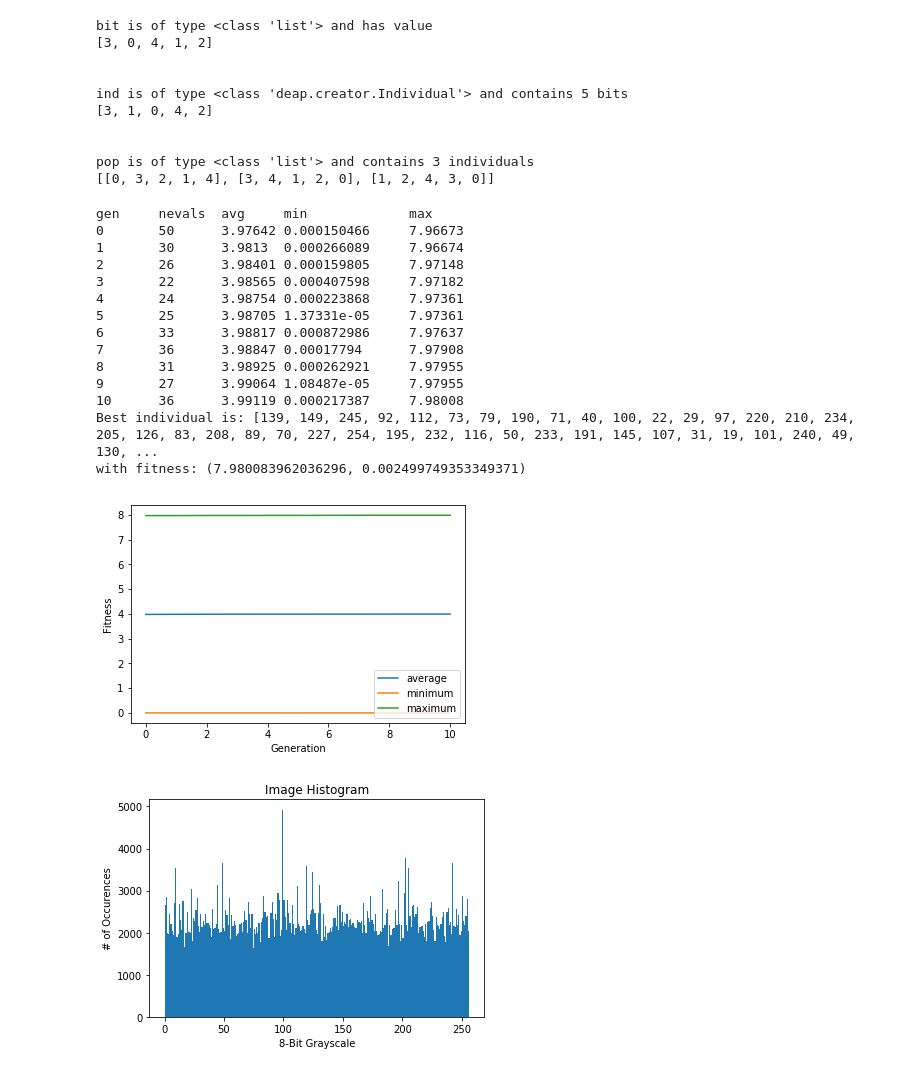
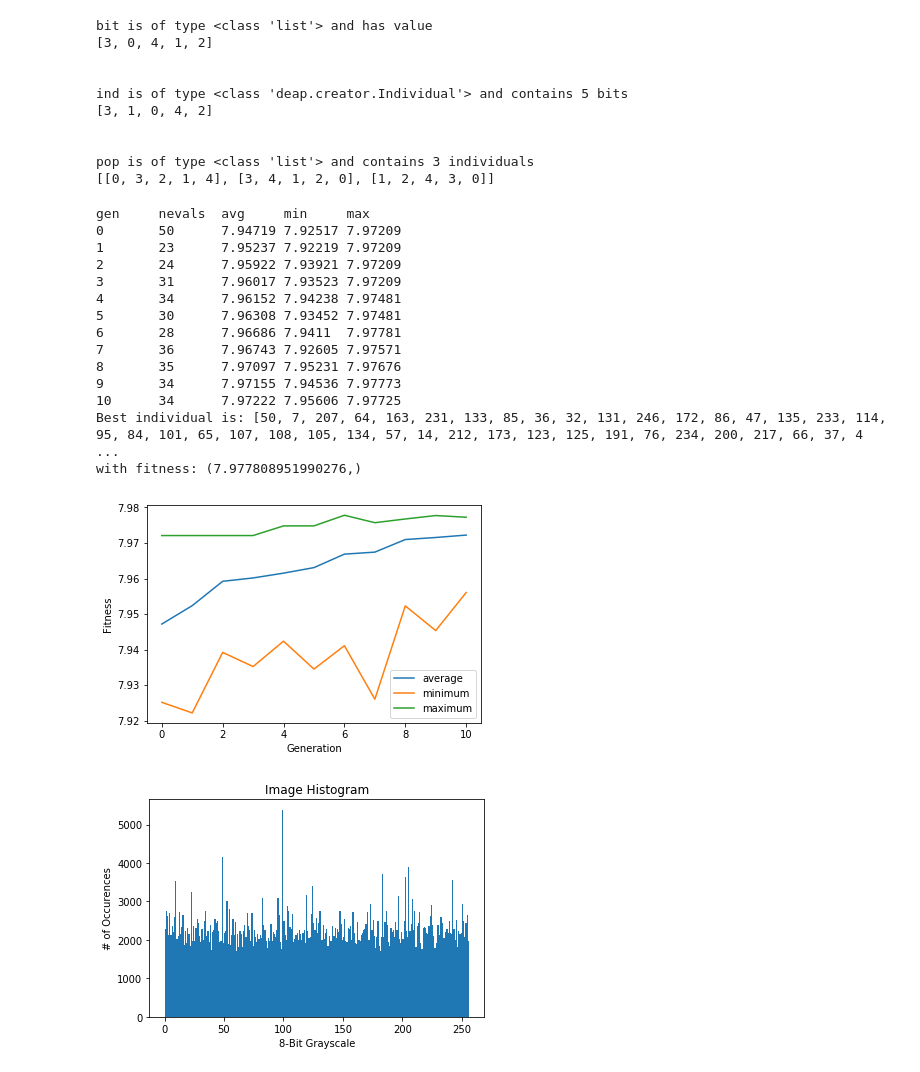
Before and after one commit to grimtims/ImageEntropyGA, a Jupyter notebook: ImageEntropyGA.ipynb, the cells around one changed output. Drawn from its saved outputs; the diff is of its cells as text; code cells hidden in the pictures.

Commit message:
images for final report

```diff
--- a/ImageEntropyGA.ipynb
+++ b/ImageEntropyGA.ipynb
@@ -423,7 +423,7 @@ src = 'flower.jpg'
 
 img = cv2.imread(src,0)
 
-creator.create("FitnessMax", base.Fitness, weights=(1.0,-1.0))
+creator.create("FitnessMax", base.Fitness, weights=(1.0,))
 creator.create("Individual", list, fitness=creator.FitnessMax)
 
 # ind = creator.Individual([1, 0, 1, 1, 0])
@@ -444,12 +444,12 @@ def evalEntropy(individual):
     cc = scramble_2D_bit(img, individual)
     entr = hist_entropy(cc)
     corr = corr_coef_sample(cc)
-    return entr, corr
+    return entr,
 
 toolbox.register("evaluate", evalEntropy)
 toolbox.register("mate", tools.cxPartialyMatched)
 toolbox.register("mutate", tools.mutShuffleIndexes, indpb=0.05)
-toolbox.register("select", tools.selTournament, tournsize=5)
+toolbox.register("select", tools.selTournament, tournsize=3)
 
 
 def sim():
@@ -471,46 +471,46 @@ pop, log, hof = sim()
 print("Best individual is: %s\nwith fitness: %s" % (hof[0], hof[0].fitness))
 
 gen, avg, min_, max_ = log.select("gen", "avg", "min", "max")
 plt.plot(gen, avg, label="average")
 plt.plot(gen, min_, label="minimum")
 plt.plot(gen, max_, label="maximum")
 plt.xlabel("Generation")
 plt.ylabel("Fitness")
 plt.legend(loc="lower right")
 plt.show()
 
 def plot_hist(image, title=None, save=None):
 
     bins = [x for x in range(0,257)]
 
     plt.hist(image.flatten(), bins=bins)
     plt.title(title if type(title) is str else 'Image Histogram')
     plt.xlabel('8-Bit Grayscale')
     plt.ylabel('# of Occurences')
     if (type(save) is str ):
         plt.savefig(save)
     plt.show()
 
 plot_hist(scramble_2D_bit(img, hof[0]), save='crypt.png')
 
 cv2.imshow('HOF', scramble_2D_bit(img, hof[0]))
 cv2.imwrite('encrypted.png',scramble_2D_bit(img, hof[0]))
 cv2.waitKey(0)
 cv2.destroyAllWindows()
 # %% [output]
-gen     nevals  avg     min             max
-0       50      3.97642 0.000150466     7.96673
-1       30      3.9813  0.000266089     7.96674
-2       26      3.98401 0.000159805     7.97148
-3       22      3.98565 0.000407598     7.97182
-4       24      3.98754 0.000223868     7.97361
-5       25      3.98705 1.37331e-05     7.97361
-6       33      3.98817 0.000872986     7.97637
-7       36      3.98847 0.00017794      7.97908
-8       31      3.98925 0.000262921     7.97955
-9       27      3.99064 1.08487e-05     7.97955
-10      36      3.99119 0.000217387     7.98008
-Best individual is: [139, 149, 245, 92, 112, 73, 79, 190, 71, 40, 100, 22, 29, 97, 220, 210, 234, 205, 126, 83, 208, 89, 70, 227, 254, 195, 232, 116, 50, 233, 191, 145, 107, 31, 19, 101, 240, 49, 130, ...
-with fitness: (7.980083962036296, 0.002499749353349371)
+gen     nevals  avg     min     max
+0       50      7.94719 7.92517 7.97209
+1       23      7.95237 7.92219 7.97209
+2       24      7.95922 7.93921 7.97209
+3       31      7.96017 7.93523 7.97209
+4       34      7.96152 7.94238 7.97481
+5       30      7.96308 7.93452 7.97481
+6       28      7.96686 7.9411  7.97781
+7       36      7.96743 7.92605 7.97571
+8       35      7.97097 7.95231 7.97676
+9       34      7.97155 7.94536 7.97773
+10      34      7.97222 7.95606 7.97725
+Best individual is: [50, 7, 207, 64, 163, 231, 133, 85, 36, 32, 131, 246, 172, 86, 47, 135, 233, 114, 95, 84, 101, 65, 107, 108, 105, 134, 57, 14, 212, 173, 123, 125, 191, 76, 234, 200, 217, 66, 37, 4 ...
+with fitness: (7.977808951990276,)
-[figure, old version]
+[figure, new version]
-[figure, old version]
+[figure, new version]
```
Also changed, not shown: parts of 1 cell of this notebook, 4 other files.
